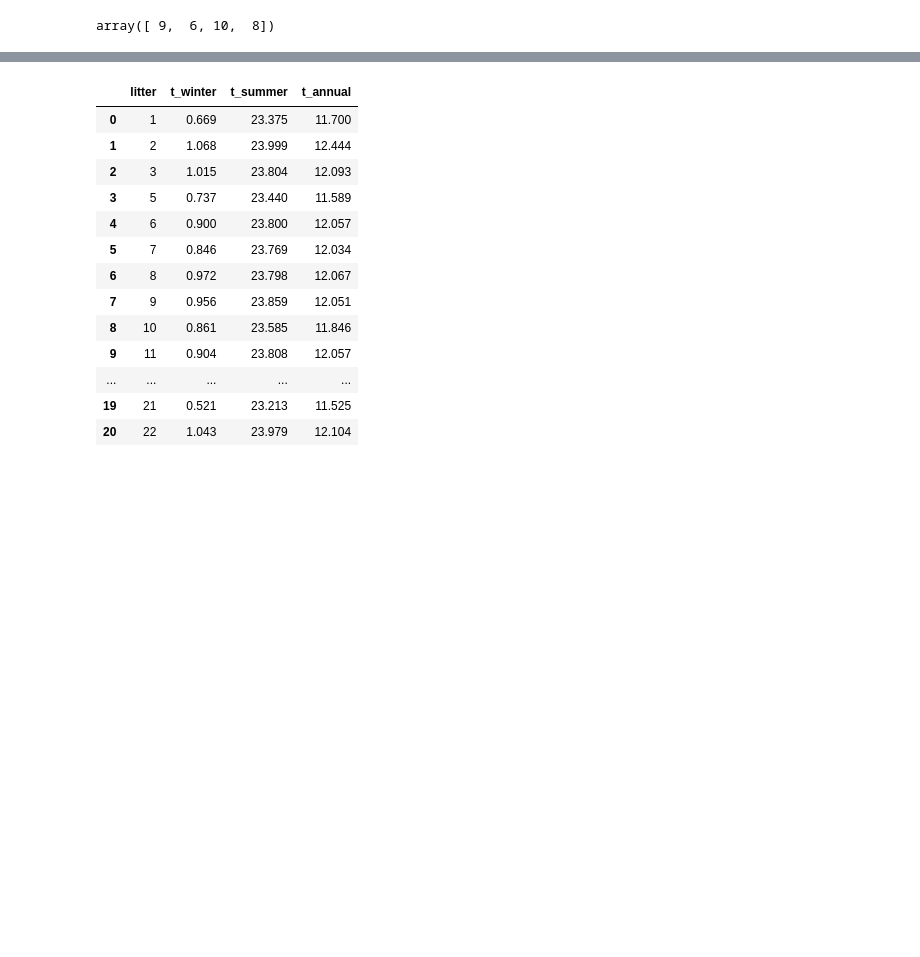
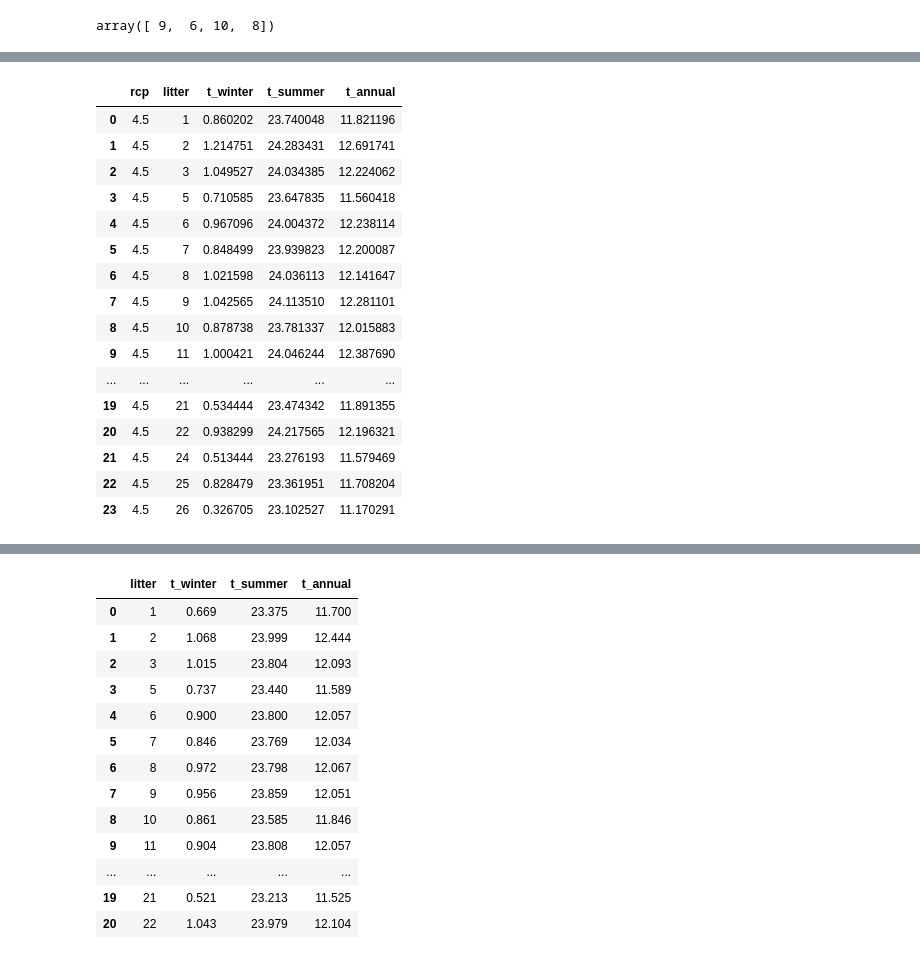
Before and after one commit to hannah-hana-kim/DSAN-Scholarship, a Jupyter notebook: visualization.ipynb, the cells around one changed output, grey strips where cells are left out. Saved outputs shown, nothing was run; the diff lists cells and outputs as text; code cells hidden in the pictures; blank space fills up the shorter version.

```diff
--- a/visualization.ipynb
+++ b/visualization.ipynb
@@ -349,0 +368,32 @@ array([ 9,  6, 10,  8])
+# %%
+litter_copy_4 = litter.copy()
+
+# drop the unnecessary columns
+litter_copy_4 = litter_copy_4.drop(columns=['long', 'lat', 'year'], axis=1)
+
+# filter out the data
+litter_4_5 = litter_copy_4[litter_copy_4['rcp'] == '4.5']
+litter_8_5 = litter_copy_4[litter_copy_4['rcp'] == '8.5']
+# %%
+litter_4_5 = litter_4_5.groupby(['rcp', 'litter'], as_index=False).agg({'t_winter': 'mean', 't_summer': 'mean', 't_annual': 'mean'})
+litter_8_5 = litter_8_5.groupby(['rcp', 'litter'], as_index=False).agg({'t_winter': 'mean', 't_summer': 'mean', 't_annual': 'mean'})
+# %%
+litter_4_5
+# %% [output]
+|  | rcp | litter | t_winter | t_summer | t_annual |
+| 0 | 4.5 | 1 | 0.860202 | 23.740048 | 11.821196 |
+| 1 | 4.5 | 2 | 1.214751 | 24.283431 | 12.691741 |
+| 2 | 4.5 | 3 | 1.049527 | 24.034385 | 12.224062 |
+| 3 | 4.5 | 5 | 0.710585 | 23.647835 | 11.560418 |
+| 4 | 4.5 | 6 | 0.967096 | 24.004372 | 12.238114 |
+| 5 | 4.5 | 7 | 0.848499 | 23.939823 | 12.200087 |
+| 6 | 4.5 | 8 | 1.021598 | 24.036113 | 12.141647 |
+| 7 | 4.5 | 9 | 1.042565 | 24.113510 | 12.281101 |
+| 8 | 4.5 | 10 | 0.878738 | 23.781337 | 12.015883 |
+| 9 | 4.5 | 11 | 1.000421 | 24.046244 | 12.387690 |
+| ... | ... | ... | ... | ... | ... |
+| 19 | 4.5 | 21 | 0.534444 | 23.474342 | 11.891355 |
+| 20 | 4.5 | 22 | 0.938299 | 24.217565 | 12.196321 |
+| 21 | 4.5 | 24 | 0.513444 | 23.276193 | 11.579469 |
+| 22 | 4.5 | 25 | 0.828479 | 23.361951 | 11.708204 |
+| 23 | 4.5 | 26 | 0.326705 | 23.102527 | 11.170291 |
```
Also changed, not shown: parts of 36 cells of this notebook, 5 other files.
